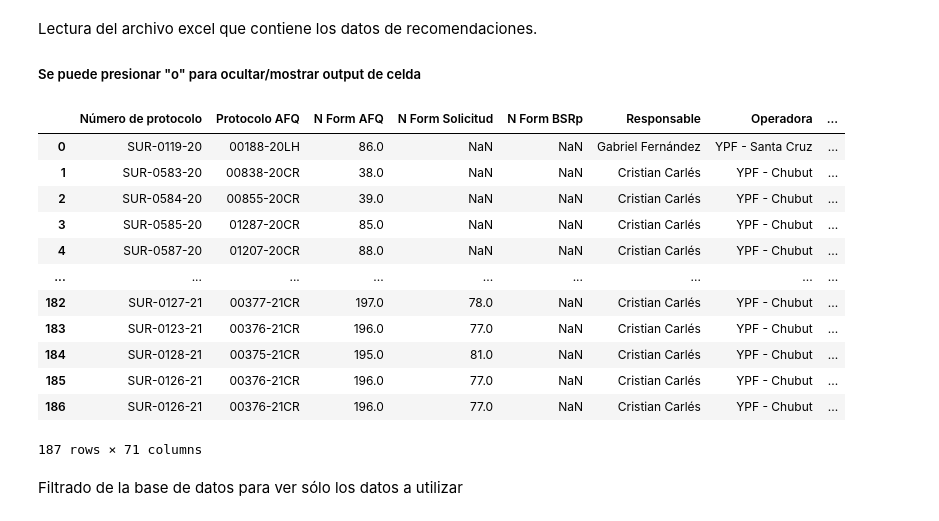
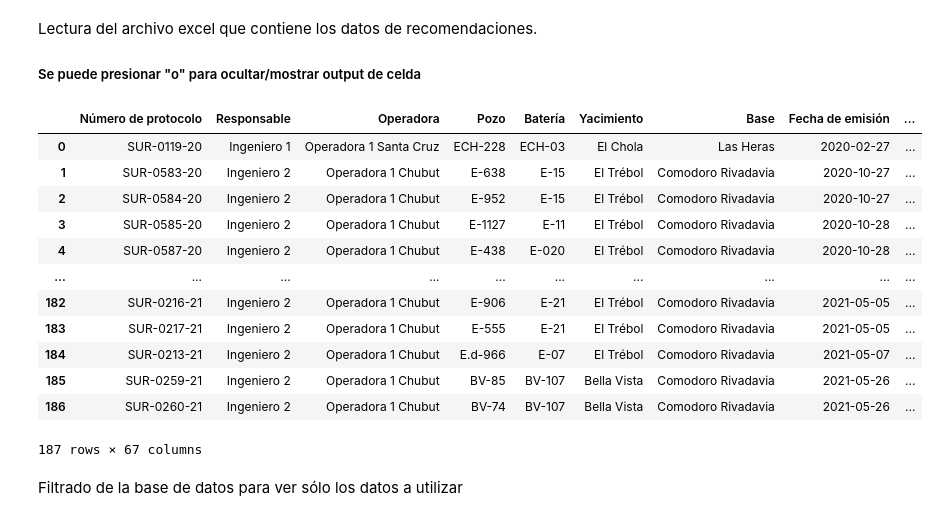
Before and after one commit to GFernandez94/ML-Tratamiento-Quimico-Pozos-Integridad-Corrosion, a Jupyter notebook: Jupyter Notebook test.ipynb, the cells around one changed output. Cells and saved outputs as stored; diff of their text form; code cells hidden in the pictures.

```diff
--- a/Jupyter Notebook test.ipynb
+++ b/Jupyter Notebook test.ipynb
@@ -13,22 +13,22 @@ Lectura del archivo excel que contiene los datos de recomendaciones.
 
 ##### Se puede presionar "o" para ocultar/mostrar output de celda
 # %%
-df=pd.read_excel(os.path.join('Data', 'Base de datos Recomendacione.xlsx'), sheet_name='Pozos I&C')
+df=pd.read_excel(os.path.join('Data', 'BD Autom Recomendaciones.xlsx'))
 df
 # %% [output]
-|  | Número de protocolo | Protocolo AFQ | N Form AFQ | N Form Solicitud | N Form BSRp | Responsable | Operadora | ... |
-| 0 | SUR-0119-20 | 00188-20LH | 86.0 | NaN | NaN | Gabriel Fernández | YPF - Santa Cruz | ... |
-| 1 | SUR-0583-20 | 00838-20CR | 38.0 | NaN | NaN | Cristian Carlés | YPF - Chubut | ... |
-| 2 | SUR-0584-20 | 00855-20CR | 39.0 | NaN | NaN | Cristian Carlés | YPF - Chubut | ... |
-| 3 | SUR-0585-20 | 01287-20CR | 85.0 | NaN | NaN | Cristian Carlés | YPF - Chubut | ... |
-| 4 | SUR-0587-20 | 01207-20CR | 88.0 | NaN | NaN | Cristian Carlés | YPF - Chubut | ... |
-| ... | ... | ... | ... | ... | ... | ... | ... | ... |
-| 182 | SUR-0127-21 | 00377-21CR | 197.0 | 78.0 | NaN | Cristian Carlés | YPF - Chubut | ... |
-| 183 | SUR-0123-21 | 00376-21CR | 196.0 | 77.0 | NaN | Cristian Carlés | YPF - Chubut | ... |
-| 184 | SUR-0128-21 | 00375-21CR | 195.0 | 81.0 | NaN | Cristian Carlés | YPF - Chubut | ... |
-| 185 | SUR-0126-21 | 00376-21CR | 196.0 | 77.0 | NaN | Cristian Carlés | YPF - Chubut | ... |
-| 186 | SUR-0126-21 | 00376-21CR | 196.0 | 77.0 | NaN | Cristian Carlés | YPF - Chubut | ... |
+|  | Número de protocolo | Responsable | Operadora | Pozo | Batería | Yacimiento | Base | Fecha de emisión | ... |
+| 0 | SUR-0119-20 | Ingeniero 1 | Operadora 1 Santa Cruz | ECH-228 | ECH-03 | El Chola | Las Heras | 2020-02-27 | ... |
+| 1 | SUR-0583-20 | Ingeniero 2 | Operadora 1 Chubut | E-638 | E-15 | El Trébol | Comodoro Rivadavia | 2020-10-27 | ... |
+| 2 | SUR-0584-20 | Ingeniero 2 | Operadora 1 Chubut | E-952 | E-15 | El Trébol | Comodoro Rivadavia | 2020-10-27 | ... |
+| 3 | SUR-0585-20 | Ingeniero 2 | Operadora 1 Chubut | E-1127 | E-11 | El Trébol | Comodoro Rivadavia | 2020-10-28 | ... |
+| 4 | SUR-0587-20 | Ingeniero 2 | Operadora 1 Chubut | E-438 | E-020 | El Trébol | Comodoro Rivadavia | 2020-10-28 | ... |
+| ... | ... | ... | ... | ... | ... | ... | ... | ... | ... |
+| 182 | SUR-0216-21 | Ingeniero 2 | Operadora 1 Chubut | E-906 | E-21 | El Trébol | Comodoro Rivadavia | 2021-05-05 | ... |
+| 183 | SUR-0217-21 | Ingeniero 2 | Operadora 1 Chubut | E-555 | E-21 | El Trébol | Comodoro Rivadavia | 2021-05-05 | ... |
+| 184 | SUR-0213-21 | Ingeniero 2 | Operadora 1 Chubut | E.d-966 | E-07 | El Trébol | Comodoro Rivadavia | 2021-05-07 | ... |
+| 185 | SUR-0259-21 | Ingeniero 2 | Operadora 1 Chubut | BV-85 | BV-107 | Bella Vista | Comodoro Rivadavia | 2021-05-26 | ... |
+| 186 | SUR-0260-21 | Ingeniero 2 | Operadora 1 Chubut | BV-74 | BV-107 | Bella Vista | Comodoro Rivadavia | 2021-05-26 | ... |
-187 rows × 71 columns
+187 rows × 67 columns
 # %% [markdown]
 Filtrado de la base de datos para ver sólo los datos a utilizar
 # %%
```
Also changed, not shown: parts of 1 cell of this notebook, 2 other files.
